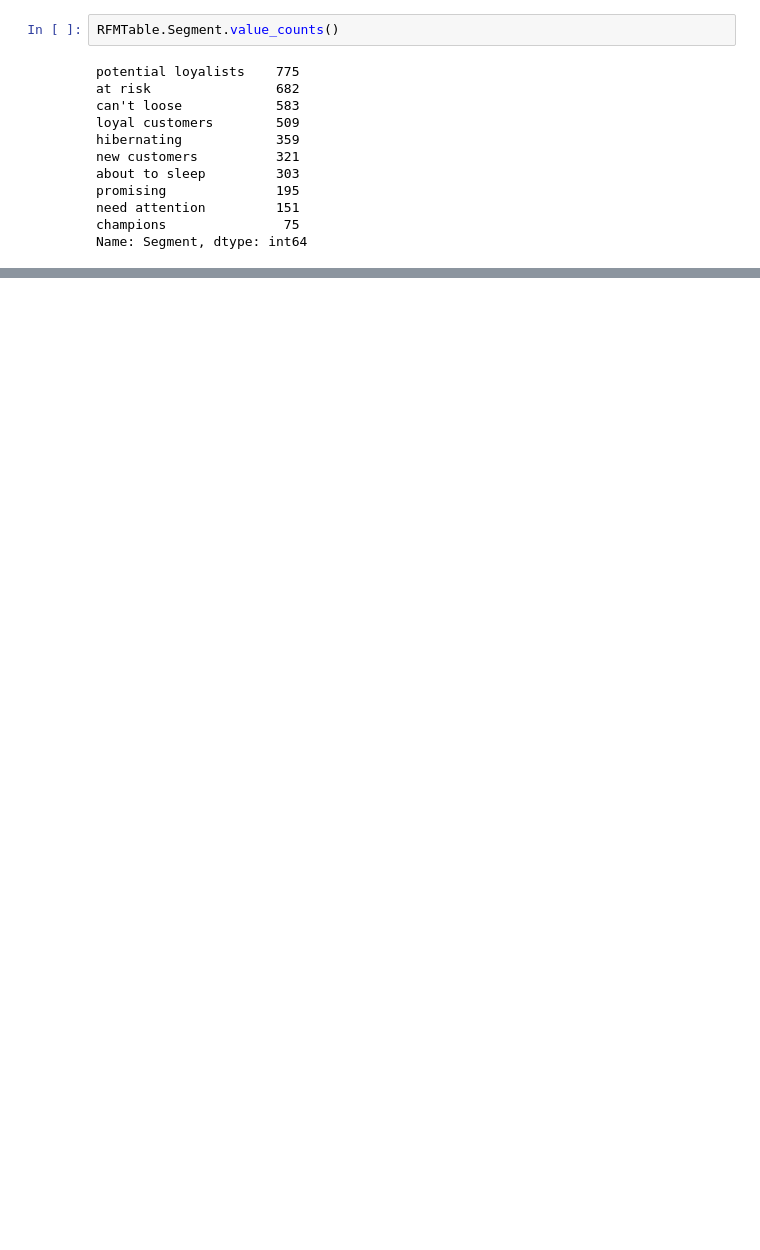
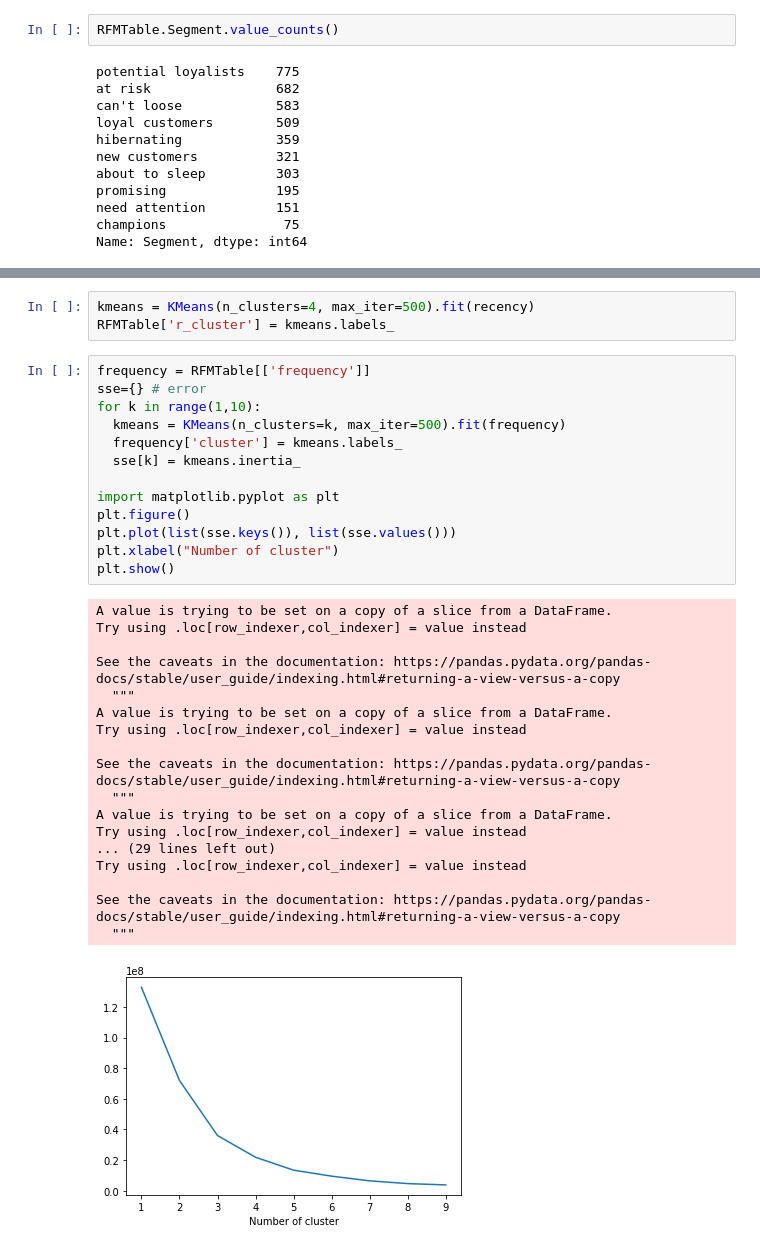
Before and after one commit to Shiv2183/RetailAnalytics, a Jupyter notebook: MarketBasketAnalysis.ipynb, the cells around one changed output, grey strips where cells are left out. Drawn from its saved outputs; the diff is of its cells as text; blank space fills up the shorter version.

```diff
--- a/MarketBasketAnalysis.ipynb
+++ b/MarketBasketAnalysis.ipynb
@@ -456,0 +519,35 @@ Name: Segment, dtype: int64
+# %%
+kmeans = KMeans(n_clusters=4, max_iter=500).fit(recency)
+RFMTable['r_cluster'] = kmeans.labels_
+# %%
+frequency = RFMTable[['frequency']]
+sse={} # error
+for k in range(1,10):
+  kmeans = KMeans(n_clusters=k, max_iter=500).fit(frequency)
+  frequency['cluster'] = kmeans.labels_
+  sse[k] = kmeans.inertia_
+
+import matplotlib.pyplot as plt
+plt.figure()
+plt.plot(list(sse.keys()), list(sse.values()))
+plt.xlabel("Number of cluster")
+plt.show()
+# %% [output]
+A value is trying to be set on a copy of a slice from a DataFrame.
+Try using .loc[row_indexer,col_indexer] = value instead
+
+See the caveats in the documentation: https://pandas.pydata.org/pandas-docs/stable/user_guide/indexing.html#returning-a-view-versus-a-copy
+  """
+A value is trying to be set on a copy of a slice from a DataFrame.
+Try using .loc[row_indexer,col_indexer] = value instead
+
+See the caveats in the documentation: https://pandas.pydata.org/pandas-docs/stable/user_guide/indexing.html#returning-a-view-versus-a-copy
+  """
+A value is trying to be set on a copy of a slice from a DataFrame.
+Try using .loc[row_indexer,col_indexer] = value instead
+... (29 lines left out)
+Try using .loc[row_indexer,col_indexer] = value instead
+
+See the caveats in the documentation: https://pandas.pydata.org/pandas-docs/stable/user_guide/indexing.html#returning-a-view-versus-a-copy
+  """
+[figure, added]
```
Also changed, not shown: parts of 75 cells of this notebook.
